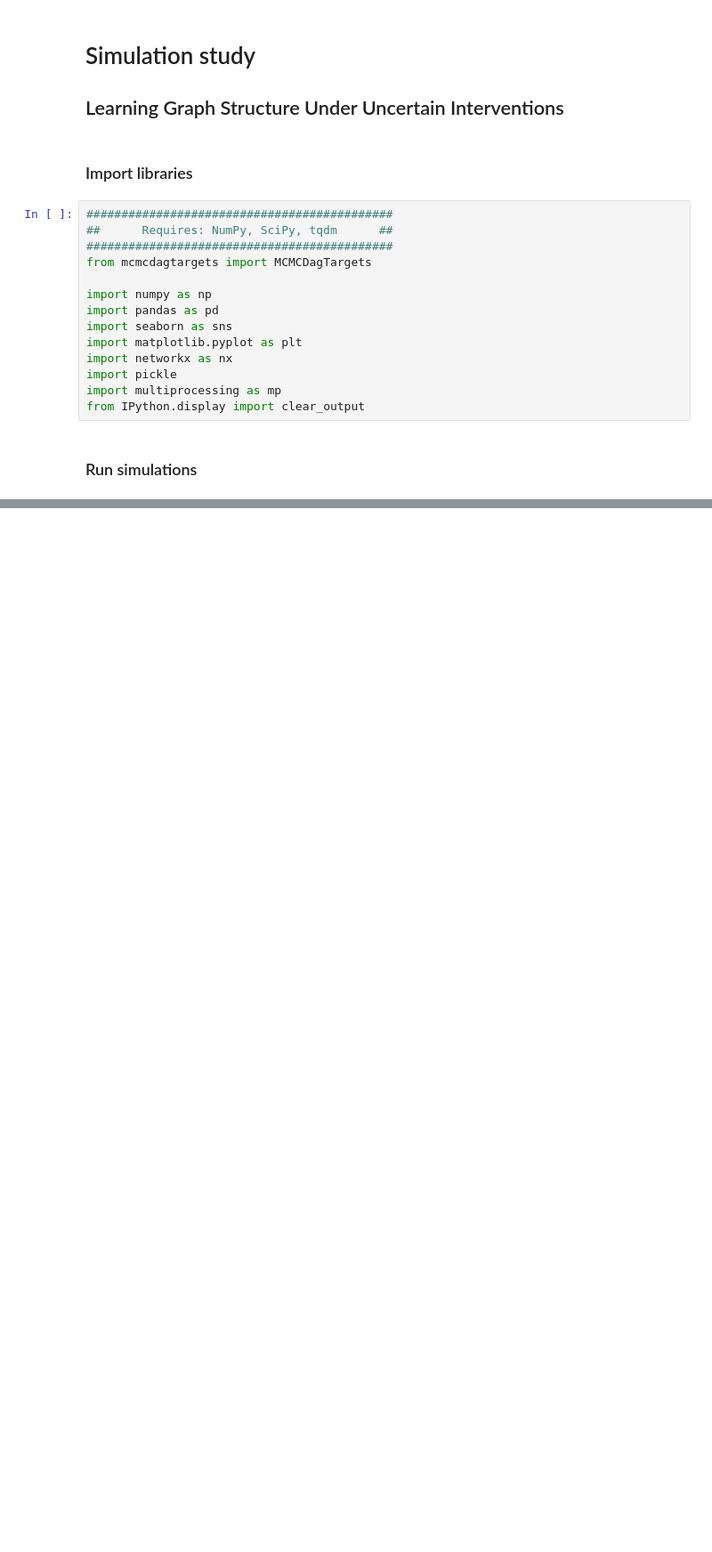
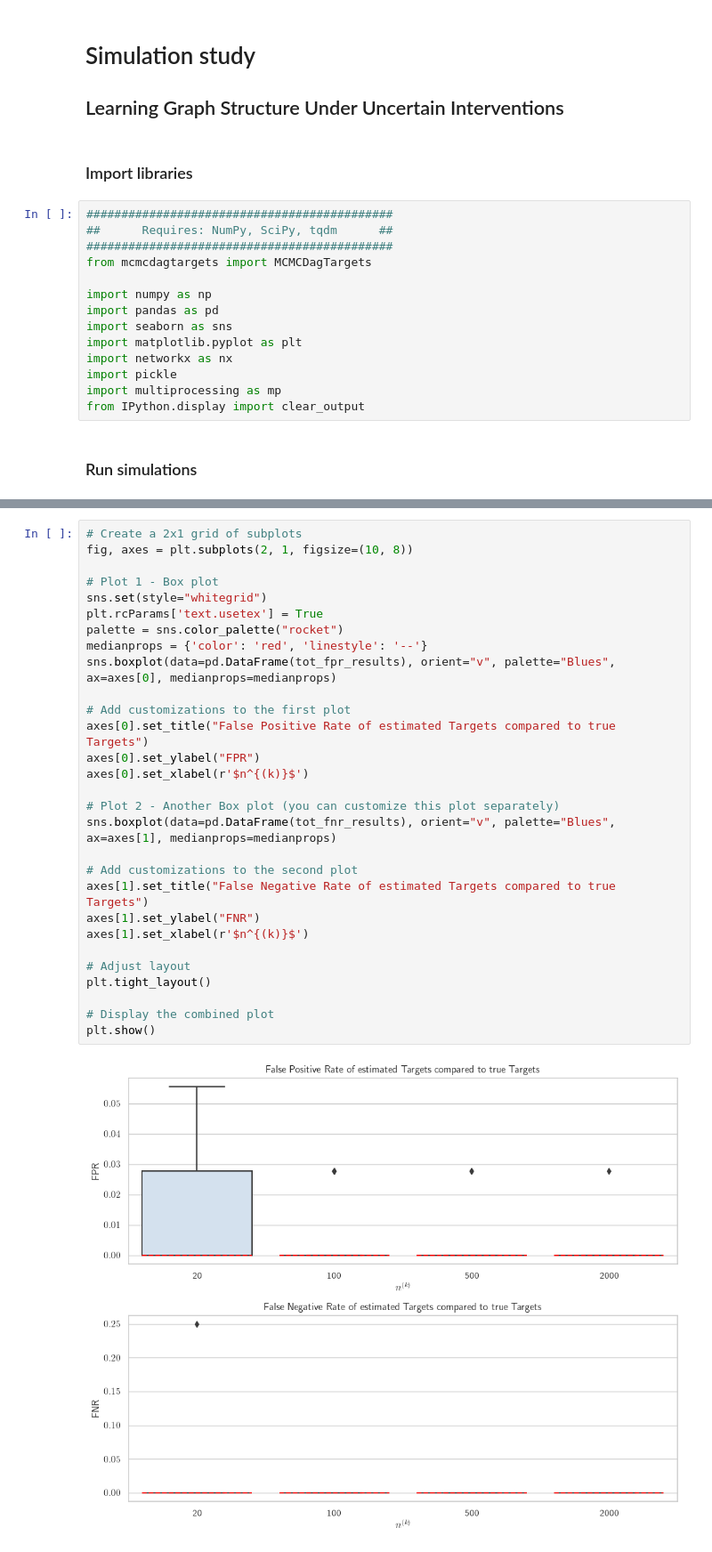
Before and after one commit to fabrizio-n/Bayesian_graphical_modelling_for_fault_diagnosis_in_industrial_plant_operations, a Jupyter notebook: python_mcmcdagtargets/simulation_study.ipynb, the cells around one changed output, grey strips where cells are left out. Shown at 89% size. Cells and saved outputs as stored; diff of their text form; blank space fills up the shorter version.

```diff
--- a/python_mcmcdagtargets/simulation_study.ipynb
+++ b/python_mcmcdagtargets/simulation_study.ipynb
@@ -87,0 +79,31 @@ plt.show()
+# %%
+# Create a 2x1 grid of subplots
+fig, axes = plt.subplots(2, 1, figsize=(10, 8))
+
+# Plot 1 - Box plot
+sns.set(style="whitegrid")
+plt.rcParams['text.usetex'] = True
+palette = sns.color_palette("rocket")
+medianprops = {'color': 'red', 'linestyle': '--'}
+sns.boxplot(data=pd.DataFrame(tot_fpr_results), orient="v", palette="Blues", ax=axes[0], medianprops=medianprops)
+
+# Add customizations to the first plot
+axes[0].set_title("False Positive Rate of estimated Targets compared to true Targets")
+axes[0].set_ylabel("FPR")
+axes[0].set_xlabel(r'$n^{(k)}$')
+
+# Plot 2 - Another Box plot (you can customize this plot separately)
+sns.boxplot(data=pd.DataFrame(tot_fnr_results), orient="v", palette="Blues", ax=axes[1], medianprops=medianprops)
+
+# Add customizations to the second plot
+axes[1].set_title("False Negative Rate of estimated Targets compared to true Targets")
+axes[1].set_ylabel("FNR")
+axes[1].set_xlabel(r'$n^{(k)}$')
+
+# Adjust layout
+plt.tight_layout()
+
+# Display the combined plot
+plt.show()
+# %% [output]
+[figure, added]
```
Also changed, not shown: parts of 6 cells of this notebook, 2 other files.
